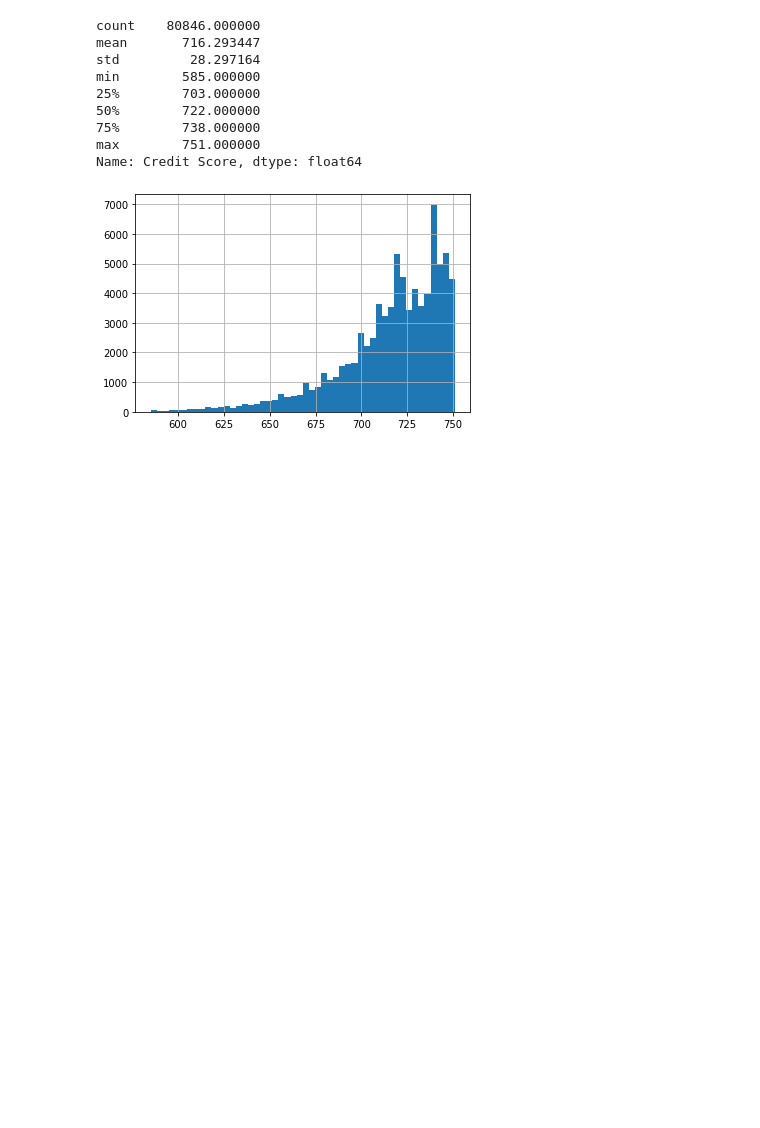
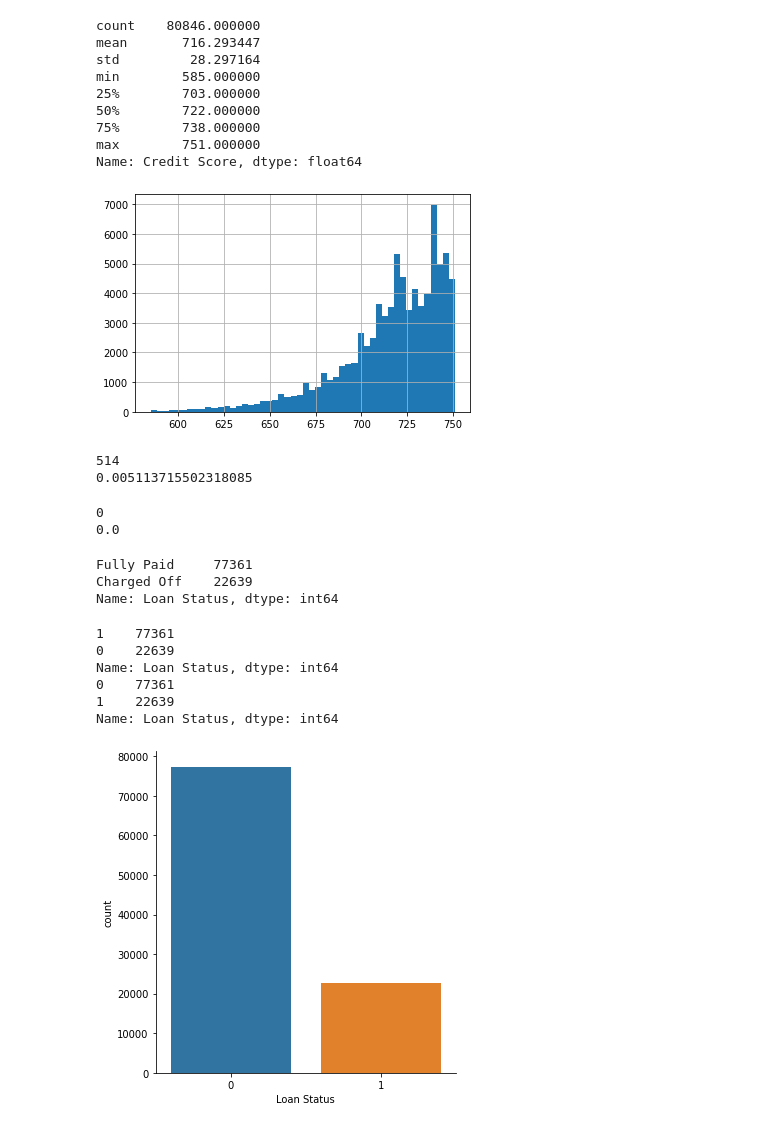
Before and after one commit to shared-repo/ssac-academy, a Jupyter notebook: workspace/code-workspace/ml/h.example.ipynb, the cells around one changed output. Saved outputs shown, nothing was run; the diff lists cells and outputs as text; code cells hidden in the pictures; blank space fills up the shorter version.

```diff
--- a/workspace/code-workspace/ml/h.example.ipynb
+++ b/workspace/code-workspace/ml/h.example.ipynb
@@ -107,3 +122,57 @@ credit_df['Credit Score'].hist(bins=50)
 plt.show()
 # %% [output]
 [figure]
+# %%
+# missing value 확인
+
+print( credit_df['Loan Status'].isna().sum() ) # missing value count
+print( credit_df['Loan Status'].isna().sum() / credit_df.shape[0] ) # missing value ratio
+# %% [output]
+514
+0.005113715502318085
+# %%
+# missing value 처리 (행 삭제)
+
+credit_df.dropna(subset=['Loan Status'], inplace=True) # Loan Status 컬럼의 값이 missing value인 행 제거 (원본에 적용)
+# %%
+# 제거 후 missing value 확인
+
+print( credit_df['Loan Status'].isna().sum() ) # missing value count
+print( credit_df['Loan Status'].isna().sum() / credit_df.shape[0] ) # missing value ratio
+# %% [output]
+0
+0.0
+# %%
+# Loan Status 범주형 인코딩
+
+print( credit_df['Loan Status'].value_counts() )
+
+from sklearn.preprocessing import LabelEncoder
+
+le = LabelEncoder()
+credit_df['Loan Status'] = le.fit_transform(credit_df['Loan Status'])
+# %% [output]
+Fully Paid     77361
+Charged Off    22639
+Name: Loan Status, dtype: int64
+# %%
+# Loan Status 범주형 인코딩 확인
+print( credit_df['Loan Status'].value_counts() )
+
+credit_df['Loan Status'] = credit_df['Loan Status'].map(lambda v: 0 if v == 1 else 1) # charged off에 1을 부여하는 방식으로 변경
+
+print( credit_df['Loan Status'].value_counts() )
+# %% [output]
+1    77361
+0    22639
+Name: Loan Status, dtype: int64
+0    77361
+1    22639
+Name: Loan Status, dtype: int64
+# %%
+# Loan Status 범주형 인코딩 확인
+
+sns.catplot(data=credit_df, x='Loan Status', kind="count")
+plt.show()
+# %% [output]
+[figure, added]
```
Also changed, not shown: parts of 3 cells of this notebook.
